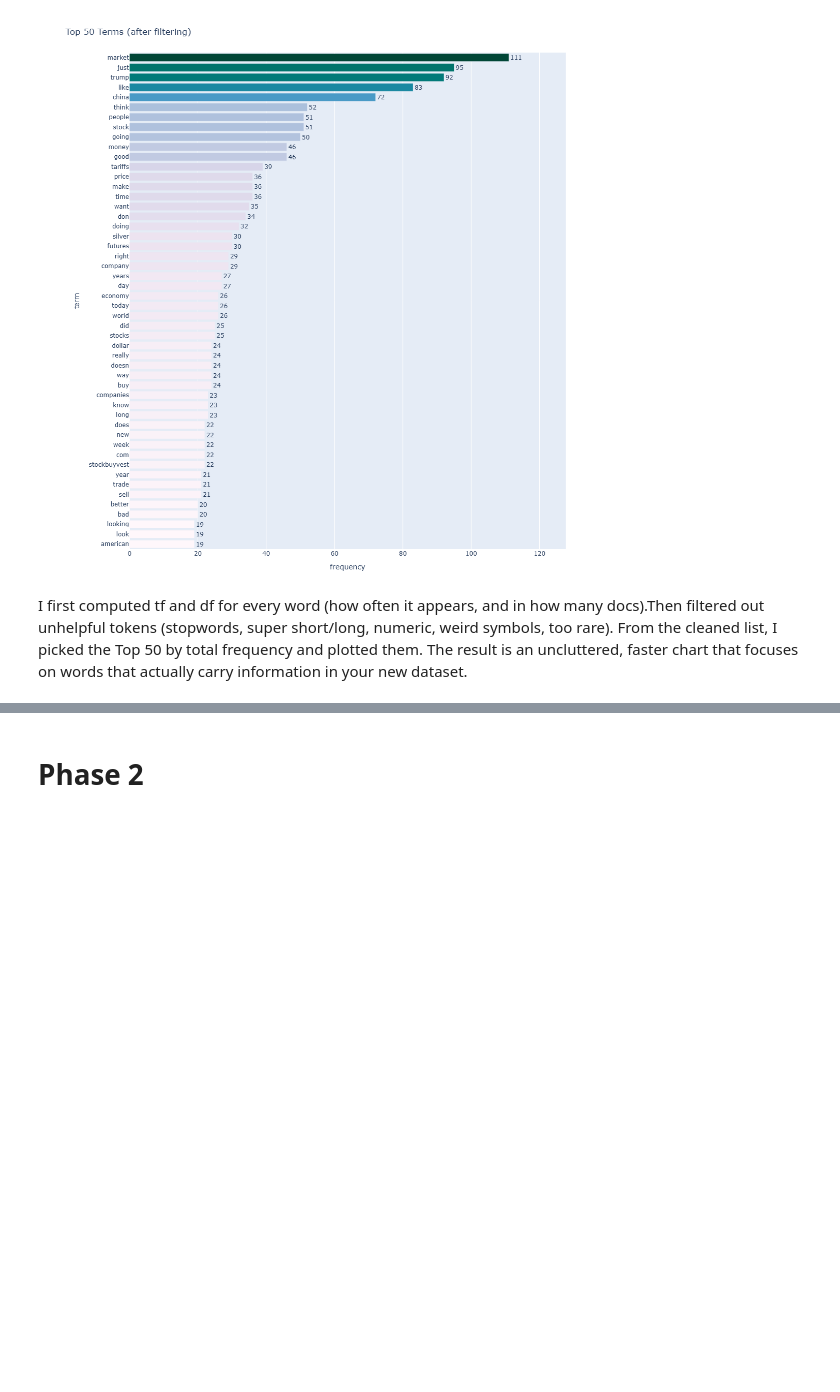
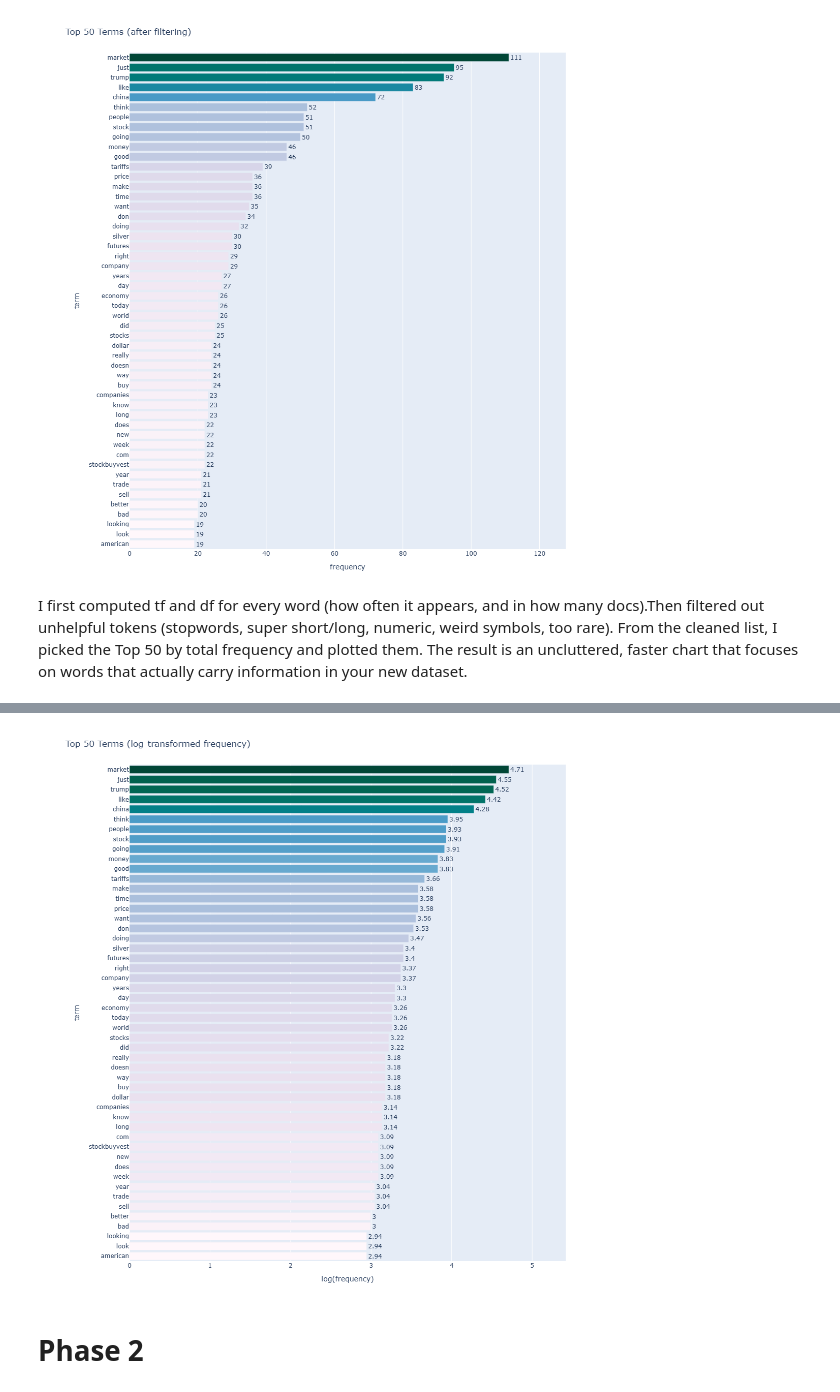
Before and after one commit to viajati/DM2025-Lab1-Exercise, a Jupyter notebook: DM2025-Lab1-Homework.ipynb, the cells around one changed output, grey strips where cells are left out. Cells and saved outputs as stored; diff of their text form; code cells hidden in the pictures; blank space fills up the shorter version.

```diff
--- a/DM2025-Lab1-Homework.ipynb
+++ b/DM2025-Lab1-Homework.ipynb
@@ -731,3 +687,52 @@ I first cleaned the vocabulary (remove stopwords, too-short/long tokens, numeric
+# %%
+# Exercise 15
+
+freqs_log = freqs.copy()
+
+# apply log to frequencies (clip at 1 to avoid log(0))
+import numpy as np
+freqs_log["tf_log"] = np.log(freqs_log["tf"].clip(lower=1))
+
+# pick top-N by log frequency
+top_log = freqs_log.sort_values("tf_log", ascending=False).head(TOP_N).copy()
+
+def short_label(s, n=28):
+    return s if len(s) <= n else s[:n-1] + "…"
+top_log["label"] = top_log["term"].map(short_label)
+
+import plotly.express as px
+order = top_log["label"].tolist()[::-1]
+
+fig = px.bar(
+    top_log,
+    y="label",
+    x="tf_log",                 # ← changed to log freq
+    orientation="h",
+    text=top_log["tf_log"].round(2),
+    color="tf_log",
+    color_continuous_scale="PuBuGn",
+    title=f"Top {TOP_N} Terms (log-transformed frequency)"
+)
+
+fig.update_traces(
+    textposition="outside",
+    cliponaxis=False,
+    customdata=top_log["term"],
+    hovertemplate="<b>%{customdata}</b><br>log(count)=%{x:.2f}<extra></extra>"
+)
+
+pad = max(0.2, top_log["tf_log"].iloc[0] * 0.15)
+fig.update_layout(
+    yaxis=dict(categoryorder="array", categoryarray=order, automargin=True, title="term"),
+    xaxis=dict(range=[0, top_log["tf_log"].max() + pad], title="log(frequency)"),
+    margin=dict(l=180, r=40, t=70, b=40),
+    height=max(650, int(len(top_log) * 22))
+)
+
+fig.update_coloraxes(showscale=False)
+fig.show()
+# %% [output]
+[figure, added]
 # %% [markdown]
 # Phase 2
 # %%
```
Also changed, not shown: parts of 3 cells of this notebook.
